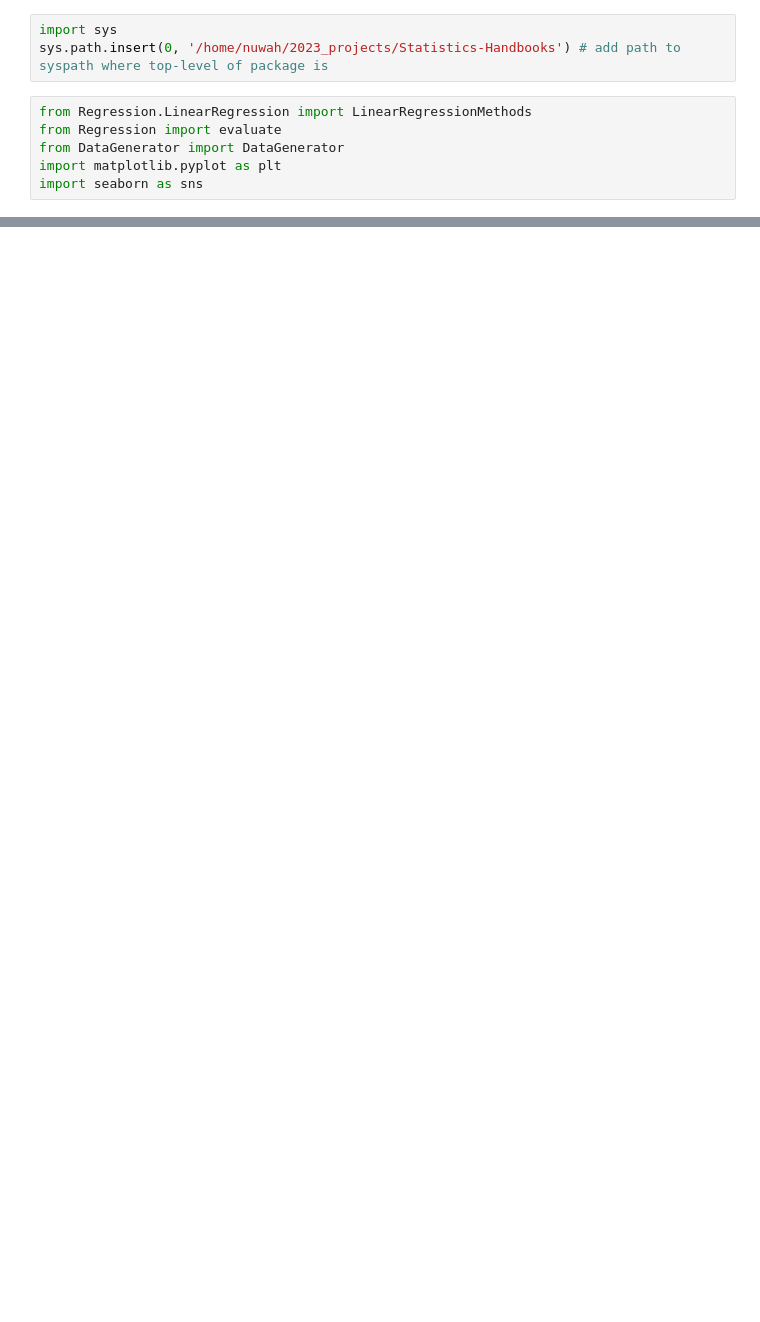
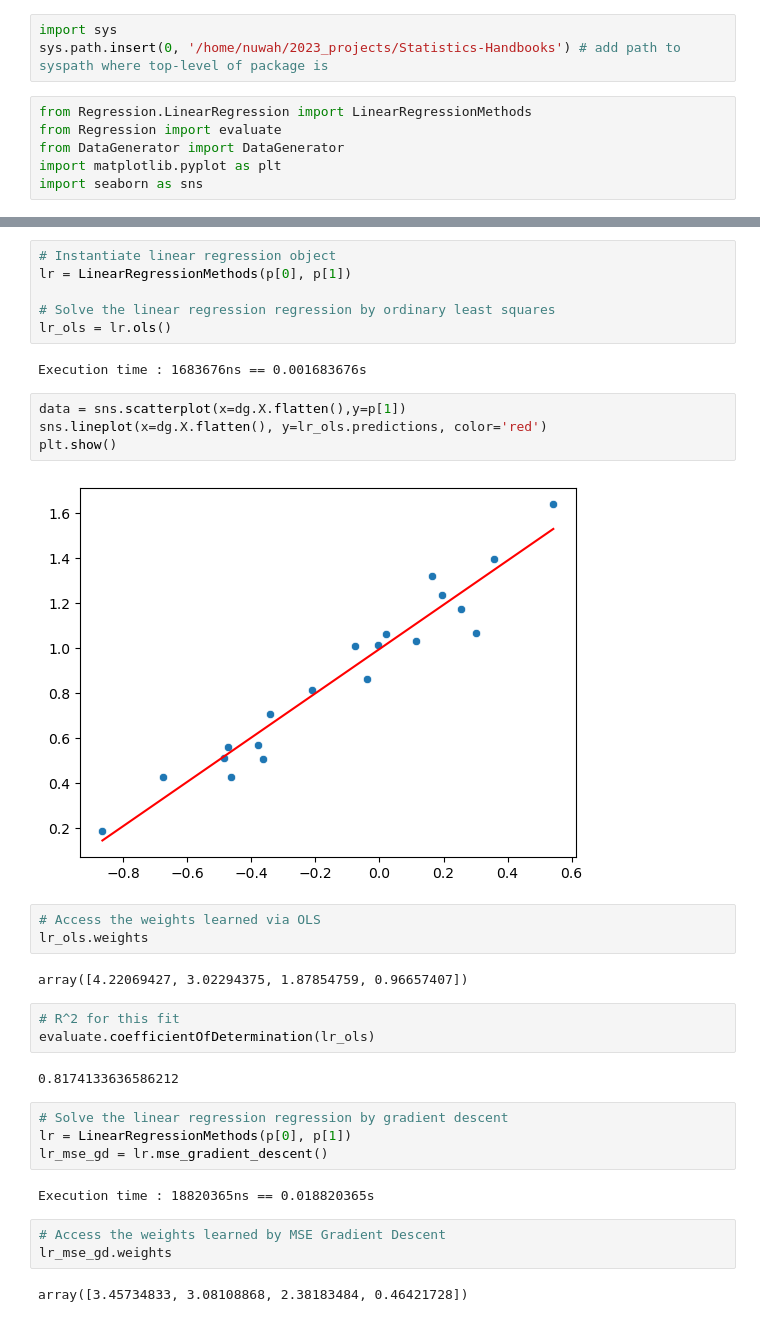
Before and after one commit to Nuwah12/Data-Science-and-ML, a Jupyter notebook: testing/polynomial_regression_test.ipynb, the cells around one changed output, grey strips where cells are left out. Saved outputs shown, nothing was run; the diff lists cells and outputs as text; blank space fills up the shorter version.

```diff
--- a/testing/polynomial_regression_test.ipynb
+++ b/testing/polynomial_regression_test.ipynb
@@ -21,0 +55,35 @@ sns.scatterplot(x=p[0].flatten(),y=p[1])
+# %%
+# Instantiate linear regression object
+lr = LinearRegressionMethods(p[0], p[1])
+
+# Solve the linear regression regression by ordinary least squares
+lr_ols = lr.ols()
+# %% [output]
+Execution time : 1683676ns == 0.001683676s
+# %%
+data = sns.scatterplot(x=dg.X.flatten(),y=p[1])
+sns.lineplot(x=dg.X.flatten(), y=lr_ols.predictions, color='red')
+plt.show()
+# %% [output]
+[figure, added]
+# %%
+# Access the weights learned via OLS
+lr_ols.weights
+# %% [output]
+array([4.22069427, 3.02294375, 1.87854759, 0.96657407])
+# %%
+# R^2 for this fit
+evaluate.coefficientOfDetermination(lr_ols)
+# %% [output]
+0.8174133636586212
+# %%
+# Solve the linear regression regression by gradient descent
+lr = LinearRegressionMethods(p[0], p[1])
+lr_mse_gd = lr.mse_gradient_descent()
+# %% [output]
+Execution time : 18820365ns == 0.018820365s
+# %%
+# Access the weights learned by MSE Gradient Descent
+lr_mse_gd.weights
+# %% [output]
+array([3.45734833, 3.08108868, 2.38183484, 0.46421728])
```
Also changed, not shown: parts of 6 cells of this notebook.
